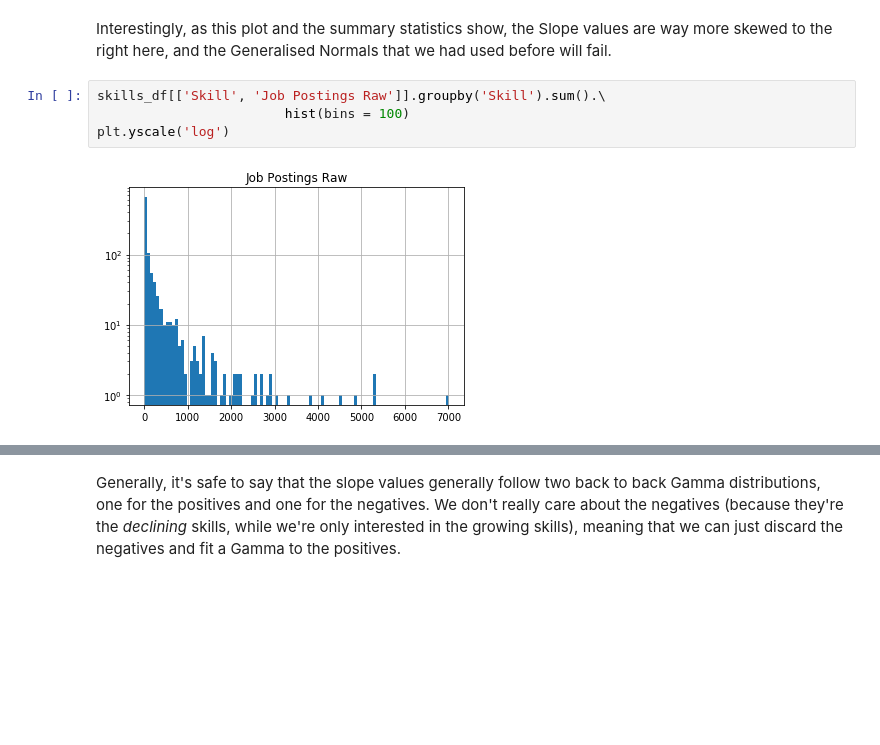
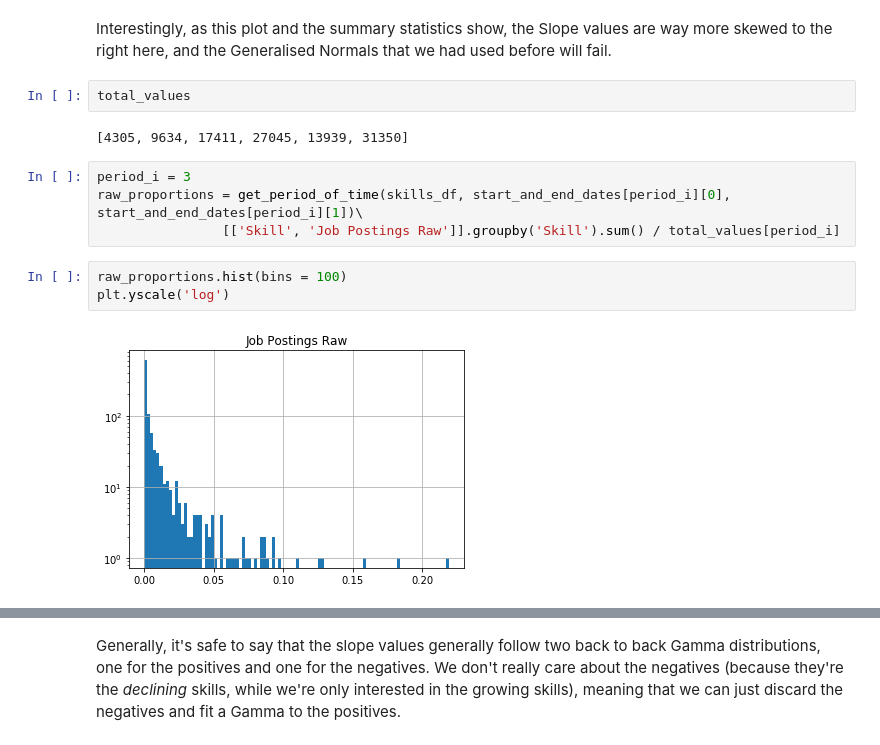
Before and after one commit to RamtinYazdanian/job_skill_trend_analysis, a Jupyter notebook: notebooks/jobtech_analysis.ipynb, the cells around one changed output, grey strips where cells are left out. Cells and saved outputs as stored; diff of their text form; blank space fills up the shorter version.

```diff
--- a/notebooks/jobtech_analysis.ipynb
+++ b/notebooks/jobtech_analysis.ipynb
@@ -417,8 +435,15 @@ skill_trends[2].Slope.quantile(.8), \
 # %% [markdown]
 Interestingly, as this plot and the summary statistics show, the Slope values are way more skewed to the right here, and the Generalised Normals that we had used before will fail.
+# %%
+total_values
+# %% [output]
+[4305, 9634, 17411, 27045, 13939, 31350]
+# %%
+period_i = 3
+raw_proportions = get_period_of_time(skills_df, start_and_end_dates[period_i][0], start_and_end_dates[period_i][1])\
+                [['Skill', 'Job Postings Raw']].groupby('Skill').sum() / total_values[period_i]
 # %%
-skills_df[['Skill', 'Job Postings Raw']].groupby('Skill').sum().\
-                        hist(bins = 100)
+raw_proportions.hist(bins = 100)
 plt.yscale('log')
 # %% [output]
-[figure, old version]
+[figure, new version]
```
Also changed, not shown: parts of 113 cells of this notebook, 2 other files.
